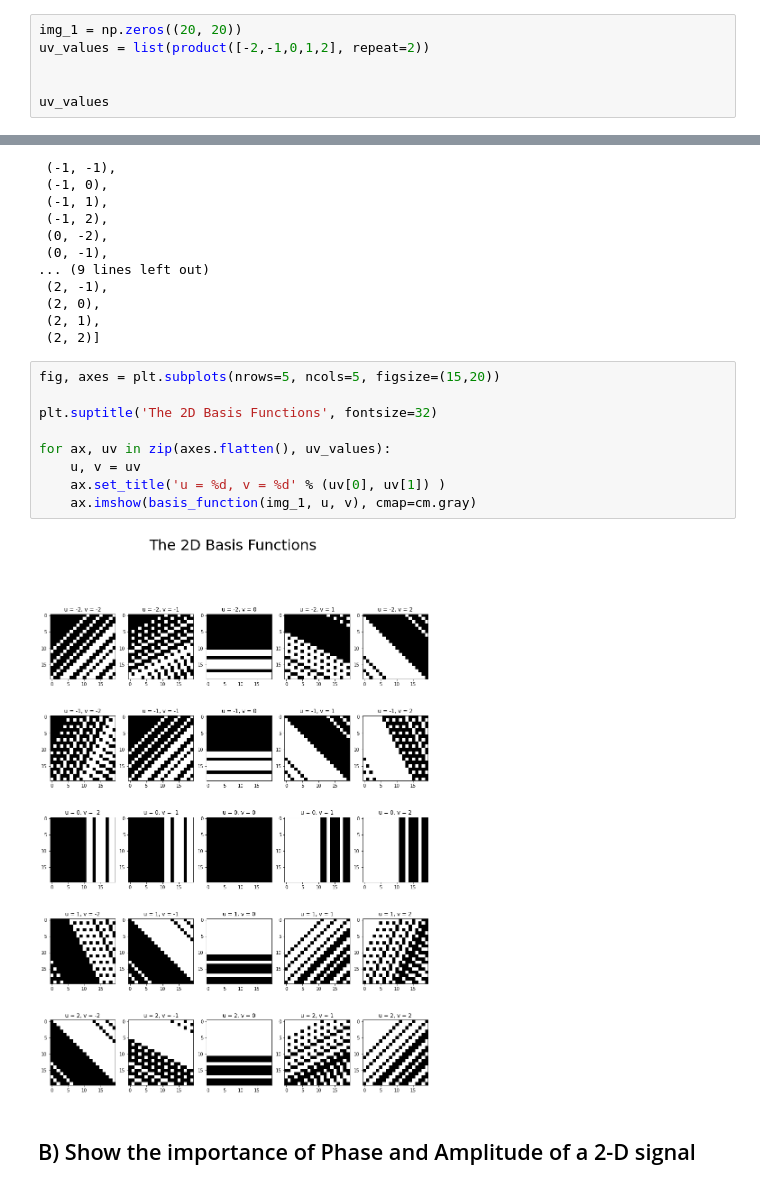
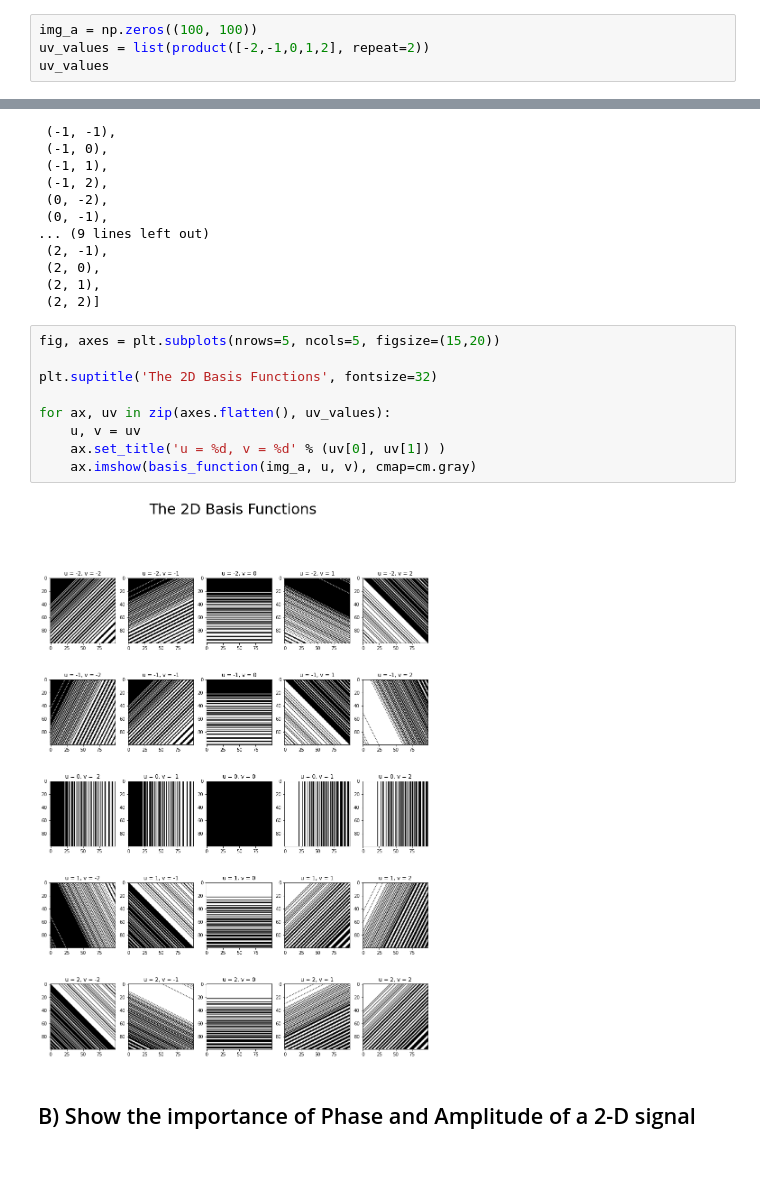
Before and after one commit to bereketeshete/Image-Processing, a Jupyter notebook: Assignment 3 - Image Fourier Transform/Assignment 3 Bereket.ipynb, the cells around one changed output, grey strips where cells are left out. Drawn from its saved outputs; the diff is of its cells as text.

```diff
--- a/Assignment 3 - Image Fourier Transform/Assignment 3 Bereket.ipynb
+++ b/Assignment 3 - Image Fourier Transform/Assignment 3 Bereket.ipynb
@@ -99,8 +114,6 @@ Image(filename='Images/2D_basis_vectors.PNG')
 # %%
-img_1 = np.zeros((20, 20))
+img_a = np.zeros((100, 100))
 uv_values = list(product([-2,-1,0,1,2], repeat=2))
-
-
 uv_values
 # %% [output]
 [(-2, -2),
@@ -123,13 +136,13 @@ uv_values
 # %%
 fig, axes = plt.subplots(nrows=5, ncols=5, figsize=(15,20))
 
 plt.suptitle('The 2D Basis Functions', fontsize=32)
 
 for ax, uv in zip(axes.flatten(), uv_values):
     u, v = uv
     ax.set_title('u = %d, v = %d' % (uv[0], uv[1]) )
-    ax.imshow(basis_function(img_1, u, v), cmap=cm.gray)
+    ax.imshow(basis_function(img_a, u, v), cmap=cm.gray)
 # %% [output]
-[figure, old version]
+[figure, new version]
 # %% [markdown]
 ## B) Show the importance of Phase and Amplitude of a 2-D signal
```
Also changed, not shown: parts of 18 cells of this notebook.
